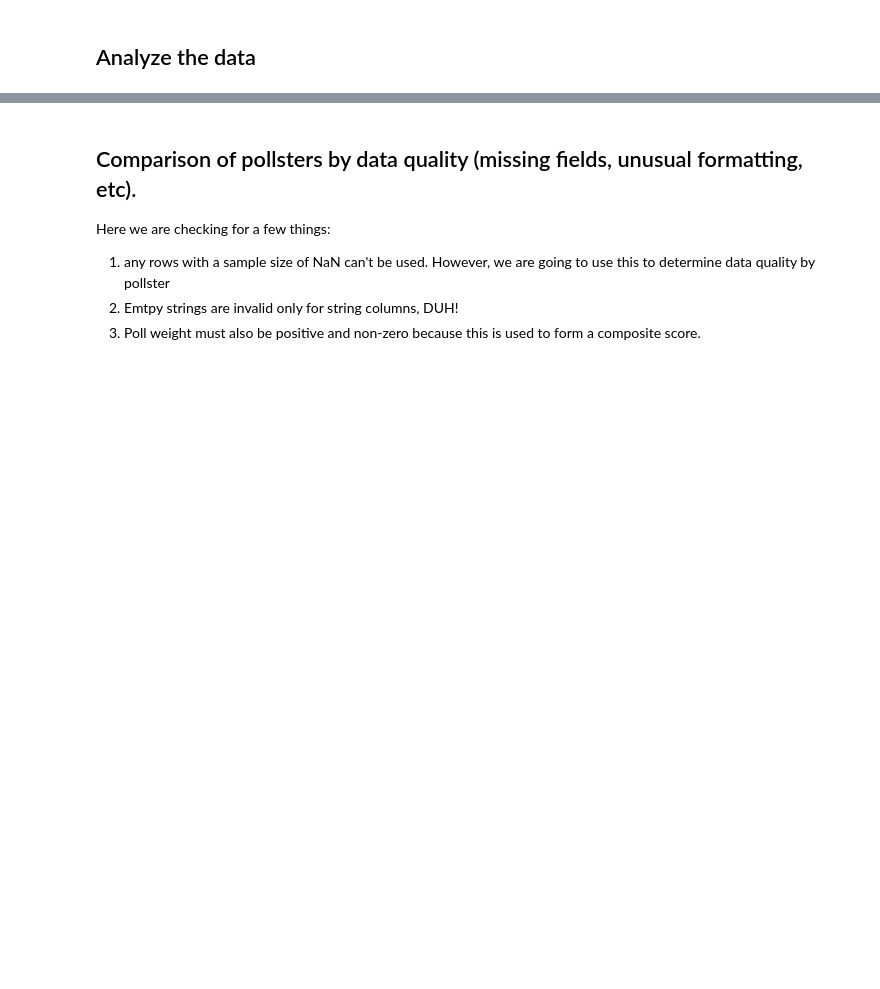
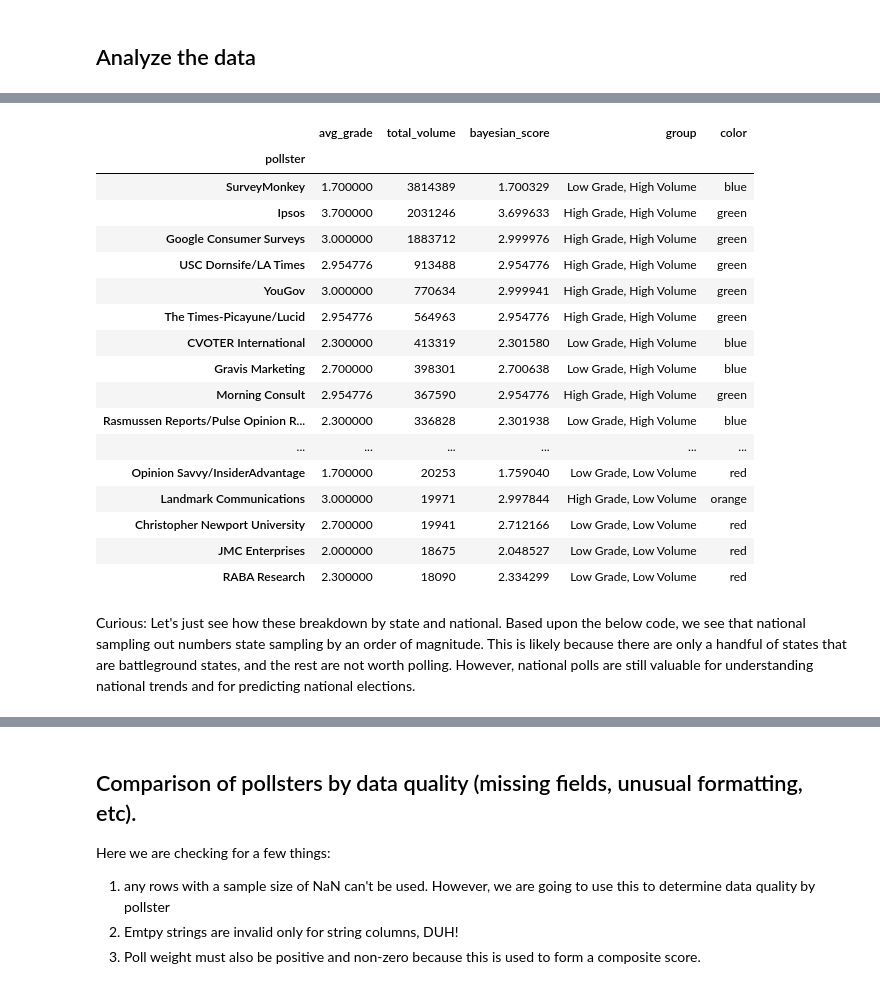
Before and after one commit to chb0github/ch12, a Jupyter notebook: christian_bongiorno_polling.ipynb, the cells around one changed output, grey strips where cells are left out. Drawn from its saved outputs; the diff is of its cells as text; code cells hidden in the pictures; blank space fills up the shorter version.

```diff
--- a/christian_bongiorno_polling.ipynb
+++ b/christian_bongiorno_polling.ipynb
@@ -238,0 +218,24 @@ pollster_stats
+# %%
+seventy_fifth = pollster_stats.total_volume.quantile(.75)
+pollster_stats[pollster_stats.total_volume >= seventy_fifth].sort_values('total_volume', ascending=False)
+# %% [output]
+|  | avg_grade | total_volume | bayesian_score | group | color |
+| pollster |  |  |  |  |  |
+| SurveyMonkey | 1.700000 | 3814389 | 1.700329 | Low Grade, High Volume | blue |
+| Ipsos | 3.700000 | 2031246 | 3.699633 | High Grade, High Volume | green |
+| Google Consumer Surveys | 3.000000 | 1883712 | 2.999976 | High Grade, High Volume | green |
+| USC Dornsife/LA Times | 2.954776 | 913488 | 2.954776 | High Grade, High Volume | green |
+| YouGov | 3.000000 | 770634 | 2.999941 | High Grade, High Volume | green |
+| The Times-Picayune/Lucid | 2.954776 | 564963 | 2.954776 | High Grade, High Volume | green |
+| CVOTER International | 2.300000 | 413319 | 2.301580 | Low Grade, High Volume | blue |
+| Gravis Marketing | 2.700000 | 398301 | 2.700638 | Low Grade, High Volume | blue |
+| Morning Consult | 2.954776 | 367590 | 2.954776 | High Grade, High Volume | green |
+| Rasmussen Reports/Pulse Opinion R... | 2.300000 | 336828 | 2.301938 | Low Grade, High Volume | blue |
+| ... | ... | ... | ... | ... | ... |
+| Opinion Savvy/InsiderAdvantage | 1.700000 | 20253 | 1.759040 | Low Grade, Low Volume | red |
+| Landmark Communications | 3.000000 | 19971 | 2.997844 | High Grade, Low Volume | orange |
+| Christopher Newport University | 2.700000 | 19941 | 2.712166 | Low Grade, Low Volume | red |
+| JMC Enterprises | 2.000000 | 18675 | 2.048527 | Low Grade, Low Volume | red |
+| RABA Research | 2.300000 | 18090 | 2.334299 | Low Grade, Low Volume | red |
+# %% [markdown]
+Curious: Let's just see how these breakdown by state and national. Based upon the below code, we see that national sampling out numbers state sampling by an order of magnitude. This is likely because there are only a handful of states that are battleground states, and the rest are not worth polling. However, national polls are still valuable for understanding national trends and for predicting national elections.
```
Also changed, not shown: parts of 28 cells of this notebook, 1 other file.
